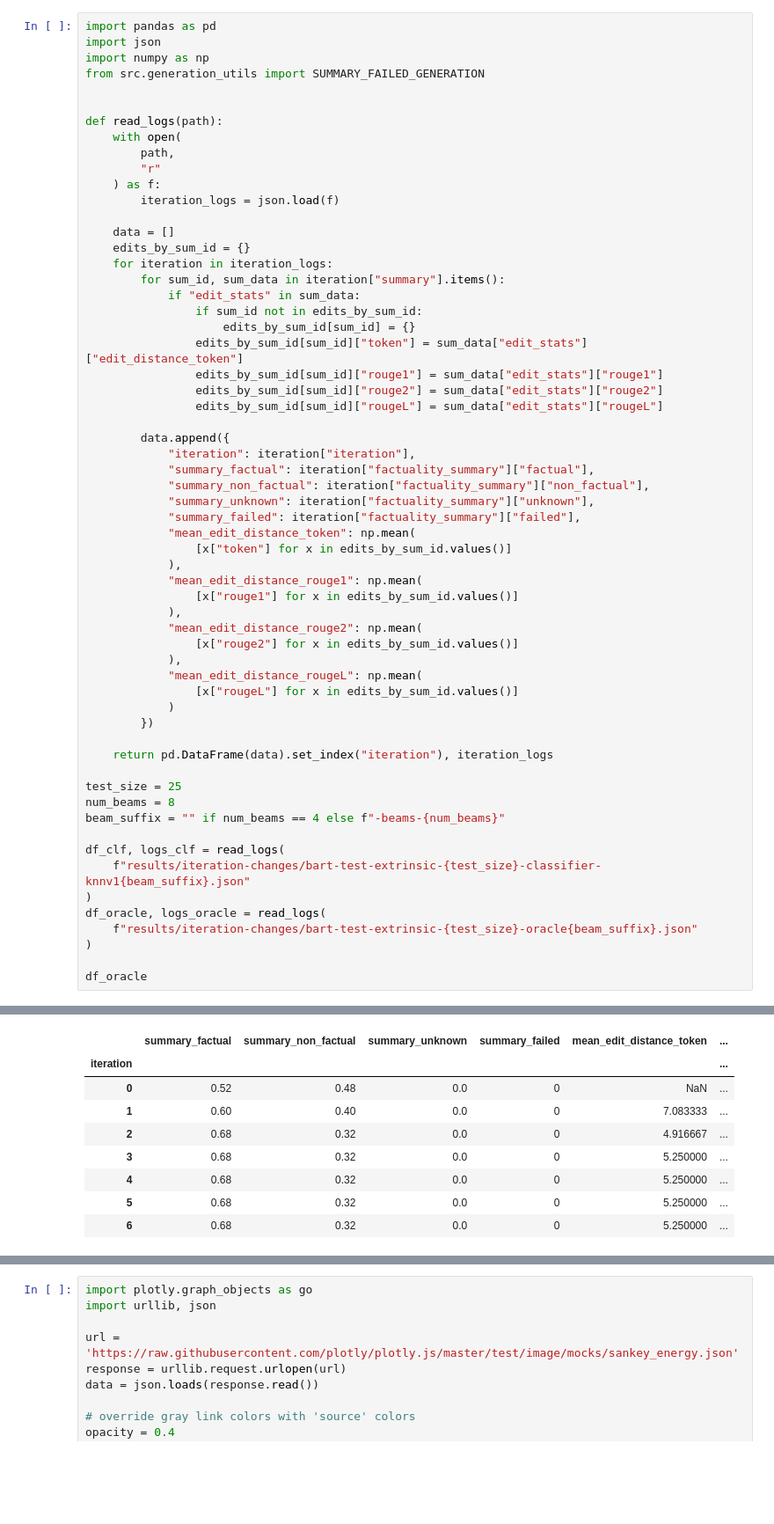
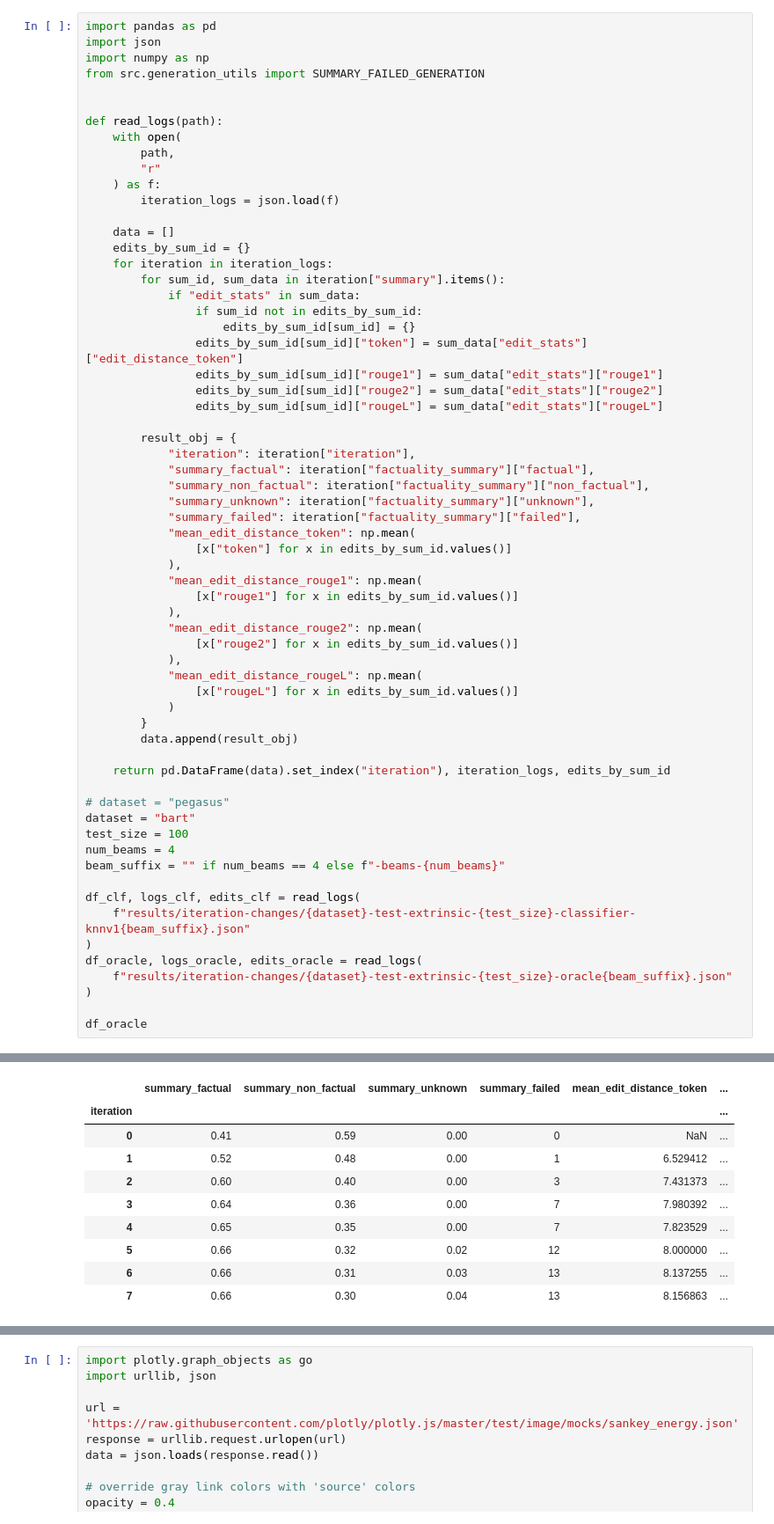
Before and after one commit to danton-nlp/GEF, a Jupyter notebook: iteration_changes.ipynb, the cells around one changed output, grey strips where cells are left out. Shown at 88% size. Saved outputs shown, nothing was run; the diff lists cells and outputs as text; blank space fills up the shorter version.

```diff
--- a/iteration_changes.ipynb
+++ b/iteration_changes.ipynb
@@ -24,7 +24,7 @@ def read_logs(path):
                 edits_by_sum_id[sum_id]["rouge2"] = sum_data["edit_stats"]["rouge2"]
                 edits_by_sum_id[sum_id]["rougeL"] = sum_data["edit_stats"]["rougeL"]
 
-        data.append({
+        result_obj = {
             "iteration": iteration["iteration"],
             "summary_factual": iteration["factuality_summary"]["factual"],
             "summary_non_factual": iteration["factuality_summary"]["non_factual"],
@@ -42,19 +42,22 @@ def read_logs(path):
             "mean_edit_distance_rougeL": np.mean(
                 [x["rougeL"] for x in edits_by_sum_id.values()]
             )
-        })
+        }
+        data.append(result_obj)
 
-    return pd.DataFrame(data).set_index("iteration"), iteration_logs
+    return pd.DataFrame(data).set_index("iteration"), iteration_logs, edits_by_sum_id
 
-test_size = 25
-num_beams = 8
+# dataset = "pegasus"
+dataset = "bart"
+test_size = 100
+num_beams = 4
 beam_suffix = "" if num_beams == 4 else f"-beams-{num_beams}"
 
-df_clf, logs_clf = read_logs(
-    f"results/iteration-changes/bart-test-extrinsic-{test_size}-classifier-knnv1{beam_suffix}.json"
+df_clf, logs_clf, edits_clf = read_logs(
+    f"results/iteration-changes/{dataset}-test-extrinsic-{test_size}-classifier-knnv1{beam_suffix}.json"
 )
-df_oracle, logs_oracle = read_logs(
-    f"results/iteration-changes/bart-test-extrinsic-{test_size}-oracle{beam_suffix}.json"
+df_oracle, logs_oracle, edits_oracle = read_logs(
+    f"results/iteration-changes/{dataset}-test-extrinsic-{test_size}-oracle{beam_suffix}.json"
 )
 
 df_oracle
@@ -62,12 +75,13 @@ df_oracle
 |  | summary_factual | summary_non_factual | summary_unknown | summary_failed | mean_edit_distance_token | ... |
 | iteration |  |  |  |  |  | ... |
-| 0 | 0.52 | 0.48 | 0.0 | 0 | NaN | ... |
-| 1 | 0.60 | 0.40 | 0.0 | 0 | 7.083333 | ... |
-| 2 | 0.68 | 0.32 | 0.0 | 0 | 4.916667 | ... |
-| 3 | 0.68 | 0.32 | 0.0 | 0 | 5.250000 | ... |
-| 4 | 0.68 | 0.32 | 0.0 | 0 | 5.250000 | ... |
-| 5 | 0.68 | 0.32 | 0.0 | 0 | 5.250000 | ... |
-| 6 | 0.68 | 0.32 | 0.0 | 0 | 5.250000 | ... |
+| 0 | 0.41 | 0.59 | 0.00 | 0 | NaN | ... |
+| 1 | 0.52 | 0.48 | 0.00 | 1 | 6.529412 | ... |
+| 2 | 0.60 | 0.40 | 0.00 | 3 | 7.431373 | ... |
+| 3 | 0.64 | 0.36 | 0.00 | 7 | 7.980392 | ... |
+| 4 | 0.65 | 0.35 | 0.00 | 7 | 7.823529 | ... |
+| 5 | 0.66 | 0.32 | 0.02 | 12 | 8.000000 | ... |
+| 6 | 0.66 | 0.31 | 0.03 | 13 | 8.137255 | ... |
+| 7 | 0.66 | 0.30 | 0.04 | 13 | 8.156863 | ... |
 # %%
 df_clf
 # %% [output]
```
Also changed, not shown: parts of 6 cells of this notebook, 3 other files.
